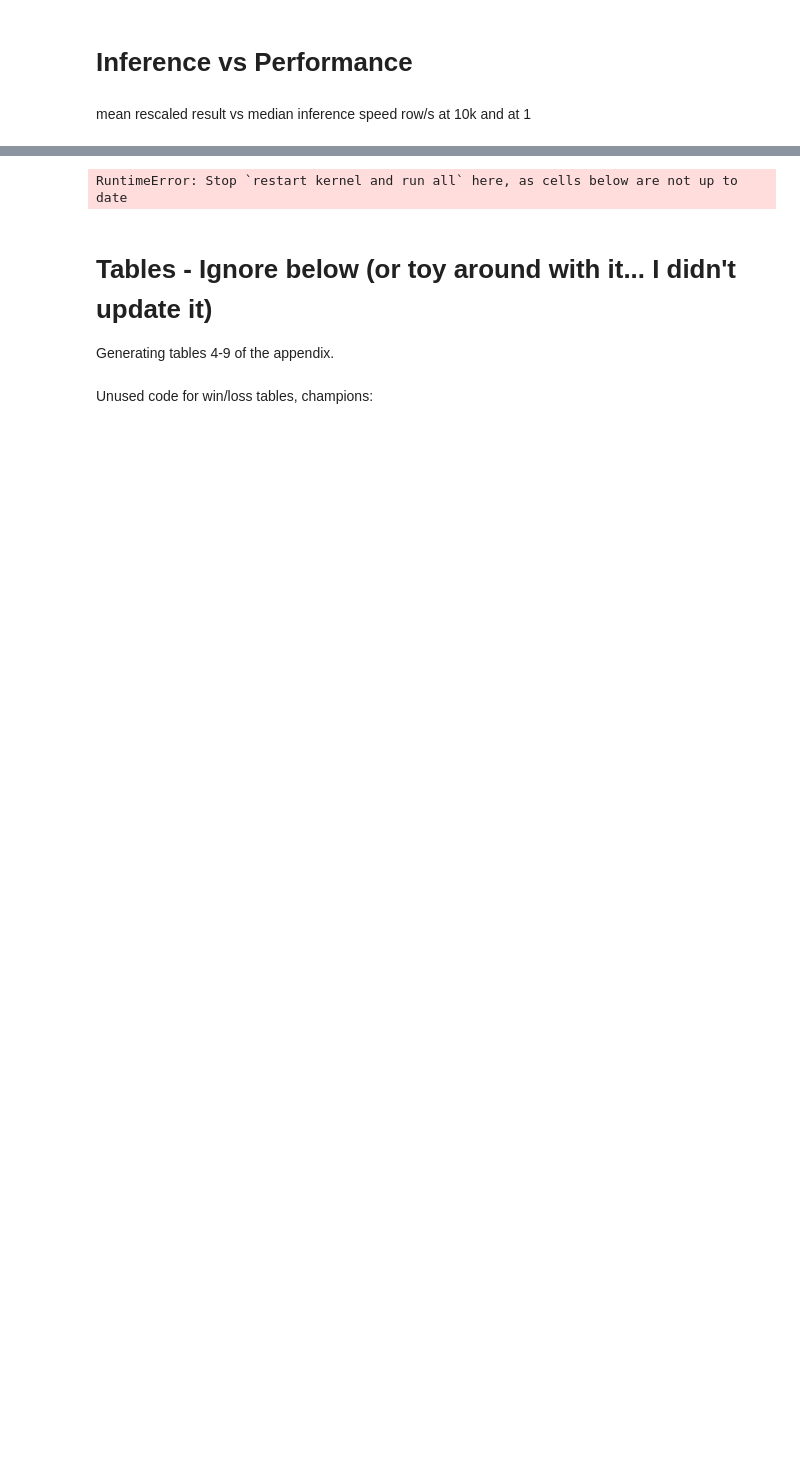
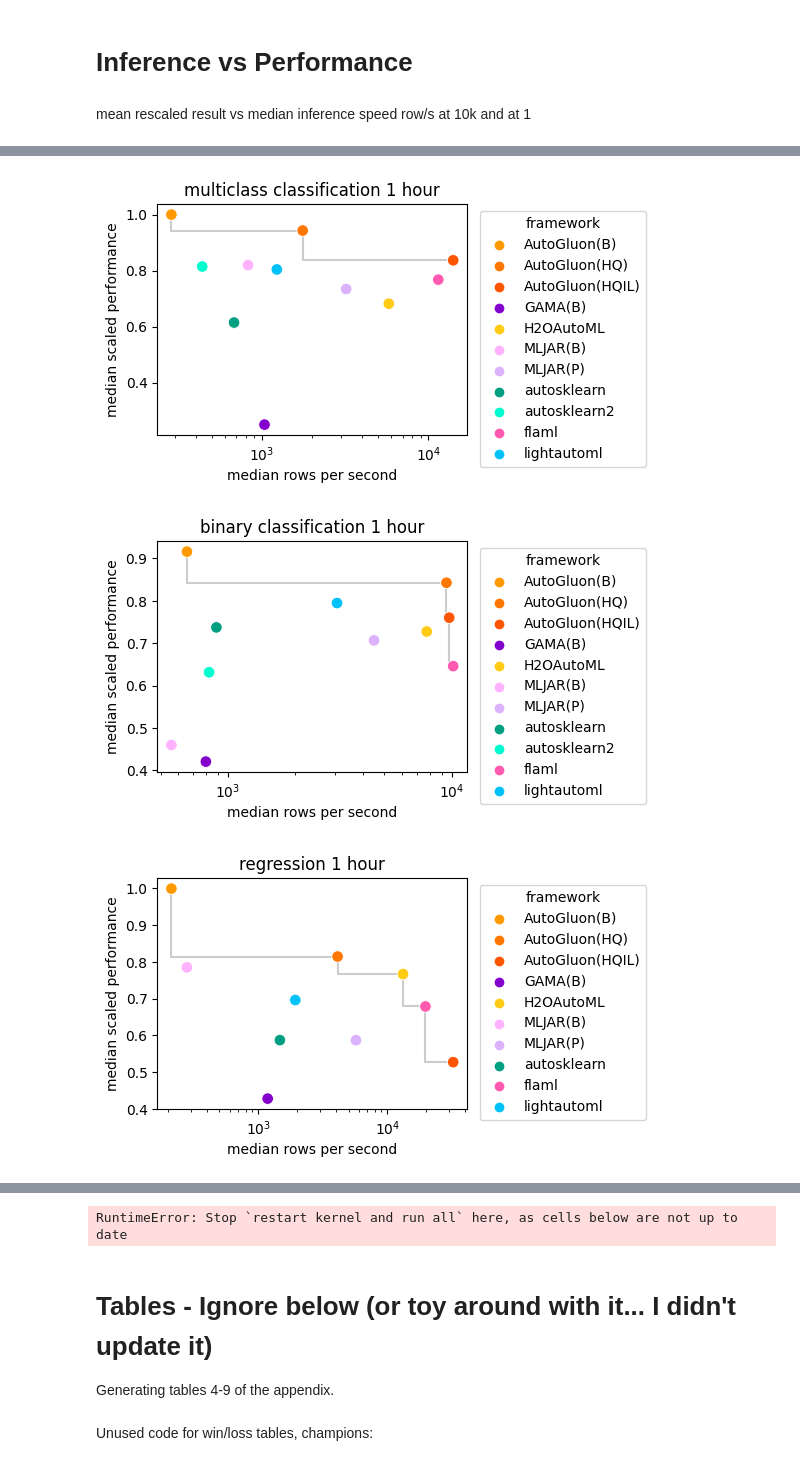
Before and after one commit to PGijsbers/amlb-results, a Jupyter notebook: notebooks/visualization.ipynb, the cells around one changed output, grey strips where cells are left out. Drawn from its saved outputs; the diff is of its cells as text; code cells hidden in the pictures; blank space fills up the shorter version.

```diff
--- a/notebooks/visualization.ipynb
+++ b/notebooks/visualization.ipynb
@@ -35,4 +35,4 @@ results["framework"] = results["framework"].apply(get_print_friendly_name)
 ### Naive AutoML
 We collaborated with the Naive AutoML (NAML) authors, but despite our best efforts we ran the experiments with one major oversight: the provided per-pipeline evaluation time is not actually sufficient. While one could consider not having a good default in the package itself a "bug", the framework was in principle not designed with one-hour runtimes in mind. This has a major effect on the way NAML performs, and we feel it is not representative of the framework and not in-line with our philosophy of avoiding "wrong configuration" of the framework. We discuss this in more detail in the appendix. A future version of NAML will address this issue, and we will do our best to provide updated results on our website. For now, we omit Naive AutoML from our comparisons:
 # %%
-results = results[results["framework"] != "NaiveAutoML"]
+results = results[results["framework"] != "NaiveAutoML"].copy()
@@ -178,10 +207,11 @@ generating box-rescaled-regression-4h8c_gp3-constantpredictor.pdf
 mean rescaled result vs median inference speed row/s at 10k and at 1
 # %%
 def calculate_pareto(xs, ys) -> list[tuple[float, float]]:
-    pairs = list(zip(xs, ys))
+    pairs = set(zip(xs, ys))
     return [
         (x, y)
         for x, y in pairs
+        # check below is only correct because `pairs` is a set so never x==x2 *and* y==y2
         if not any((x2>=x and y2 >=y) and (x!=x2 or y!=y2) for x2, y2 in pairs)
     ]
 
@@ -236,3 +222,42 @@ for constraint, metric in itertools.product(["1h8c_gp3"], results["metric"].uniq
+# %%
+constraint = "1h8c_gp3"
+time_budget = get_print_friendly_name(constraint)
+
+for metric in results["metric"].unique():
+    ttype = {"neg_rmse": "regression", "auc": "binary classification", "neg_logloss": "multiclass classification"}[metric]
+    exclude = ["constantpredictor", "RandomForest", "TunedRandomForest", "TPOT"]
+    if ttype == "regression":
+        exclude += ["autosklearn2"]
+
+    data = mean_results[~mean_results["framework"].isin(exclude)]
+    data = data[(data["constraint"] == constraint)  & (data["metric"] == metric)]
+    data = data.groupby(["framework", "constraint", "metric"])[["infer_batch_size_file_10000", "scaled"]].median()
+    data["row_per_s"] = 10_000. / data["infer_batch_size_file_10000"]
+    color_map = {k: v for k, v in FRAMEWORK_TO_COLOR.items() if k not in exclude}
+
+    fig, ax = plt.subplots(1, 1, figsize=(4, 3))
+    ax = seaborn.scatterplot(
+        data,
+        x="row_per_s",
+        y="scaled",
+        hue="framework",
+        palette=color_map,
+        s=70,  # marker size
+        ax=ax,
+    )
+    plot_pareto(data, x="row_per_s", y="scaled", ax=ax)
+    ax.set_title(f"{ttype} {time_budget}")
+    ax.set_xscale('log')
+    ax.set_xlabel('median rows per second')
+    ax.set_ylabel('median scaled performance')
+    seaborn.move_legend(ax, "upper right", bbox_to_anchor=(1.6, 1))
+
+    with PdfPages(FIGURE_DIRECTORY / "inference" / f"{ttype.replace(' ','-')}_{constraint}.pdf") as f:
+        f.savefig(fig, bbox_inches="tight")
+# %% [output]
+[figure, added]
+[figure, added]
+[figure, added]
 # %% [markdown]
 ## Correlation between inference time measurement and predict time measurement after normalization
 In the original submission, we reported inference time based not on a separate measurement, but on the measurement of inference time on the test set.
```
Also changed, not shown: parts of 11 cells of this notebook, 1 other file.
